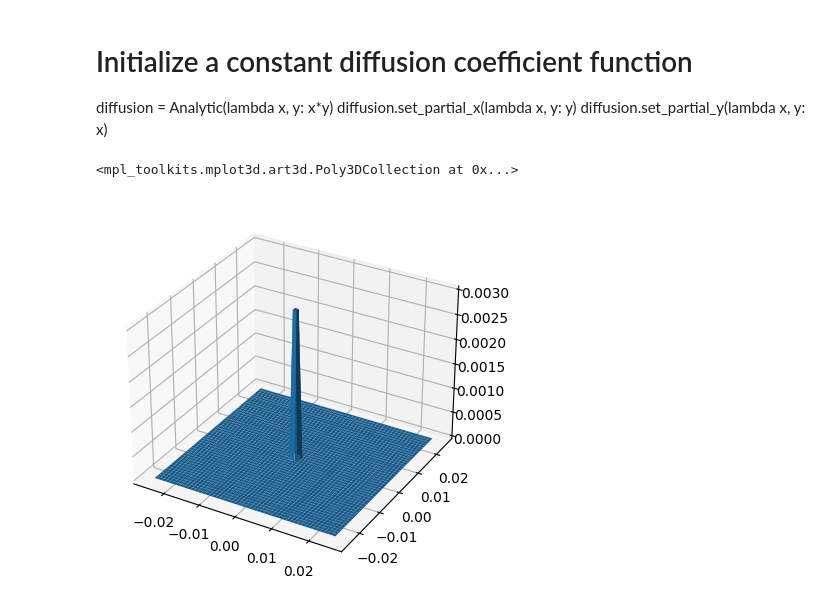
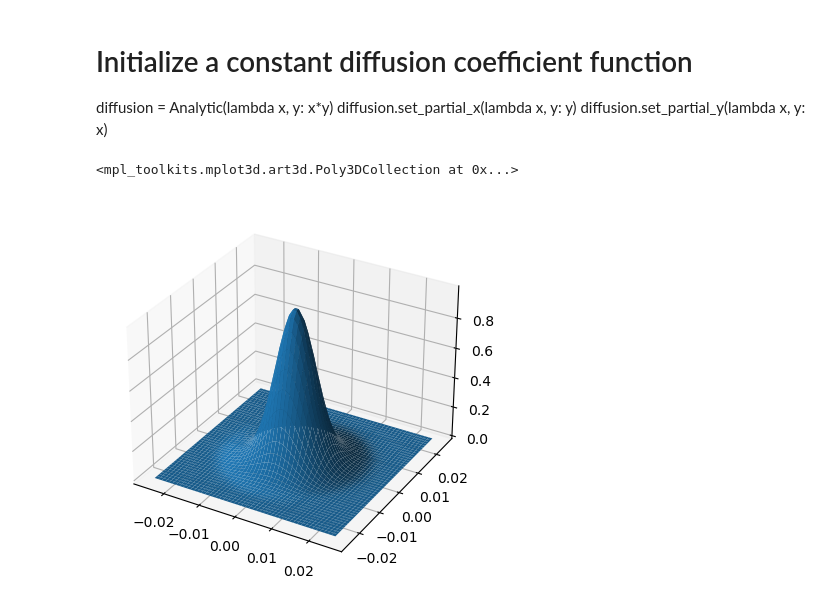
Before and after one commit to fongkenrui/A409_SeleniumDispersion, a Jupyter notebook: FW_test.ipynb, the cells around one changed output. Saved outputs shown, nothing was run; the diff lists cells and outputs as text; code cells hidden in the pictures.

```diff
--- a/FW_test.ipynb
+++ b/FW_test.ipynb
@@ -18,31 +17,31 @@ diffusion.set_partial_y(lambda x, y: 0)
 # %%
 n_grid = 50
 n_time = 400
-dt = 0.0001
+dt = 0.000001
 dx = 0.001
 dy = 0.001
 
 conc = Quantity2D(
     n_grid,
     n_time,
     (-0.5*n_grid*dx, 0.5*n_grid*dx),
     (-0.5*n_grid*dy, 0.5*n_grid*dy),
     (0, dt*n_time),
 )
 
 xcoords = conc.xcoords
 ycoords = conc.ycoords
 X, Y = np.meshgrid(xcoords, ycoords)
-initial_condition =  100*np.exp(- (X**2 + Y**2)/(0.000001*dx*n_grid))
+initial_condition =  1*np.exp(- (X**2 + Y**2)/(0.001*dx*n_grid))
 #initial_condition = np.empty_like(X)
 #initial_condition[n_grid//2, n_grid//2] = 100
 
 fig = plt.figure()
 ax = plt.axes(projection='3d')
 ax.plot_surface(X, Y, initial_condition)
 # %% [output]
 <mpl_toolkits.mplot3d.art3d.Poly3DCollection at 0x...>
-[figure, old version]
+[figure, new version]
 # %%
 result_ds = forward_euler_final(conc, diffusion, initial_condition)
 result_ds
```
Also changed, not shown: parts of 4 cells of this notebook, 2 other files.
